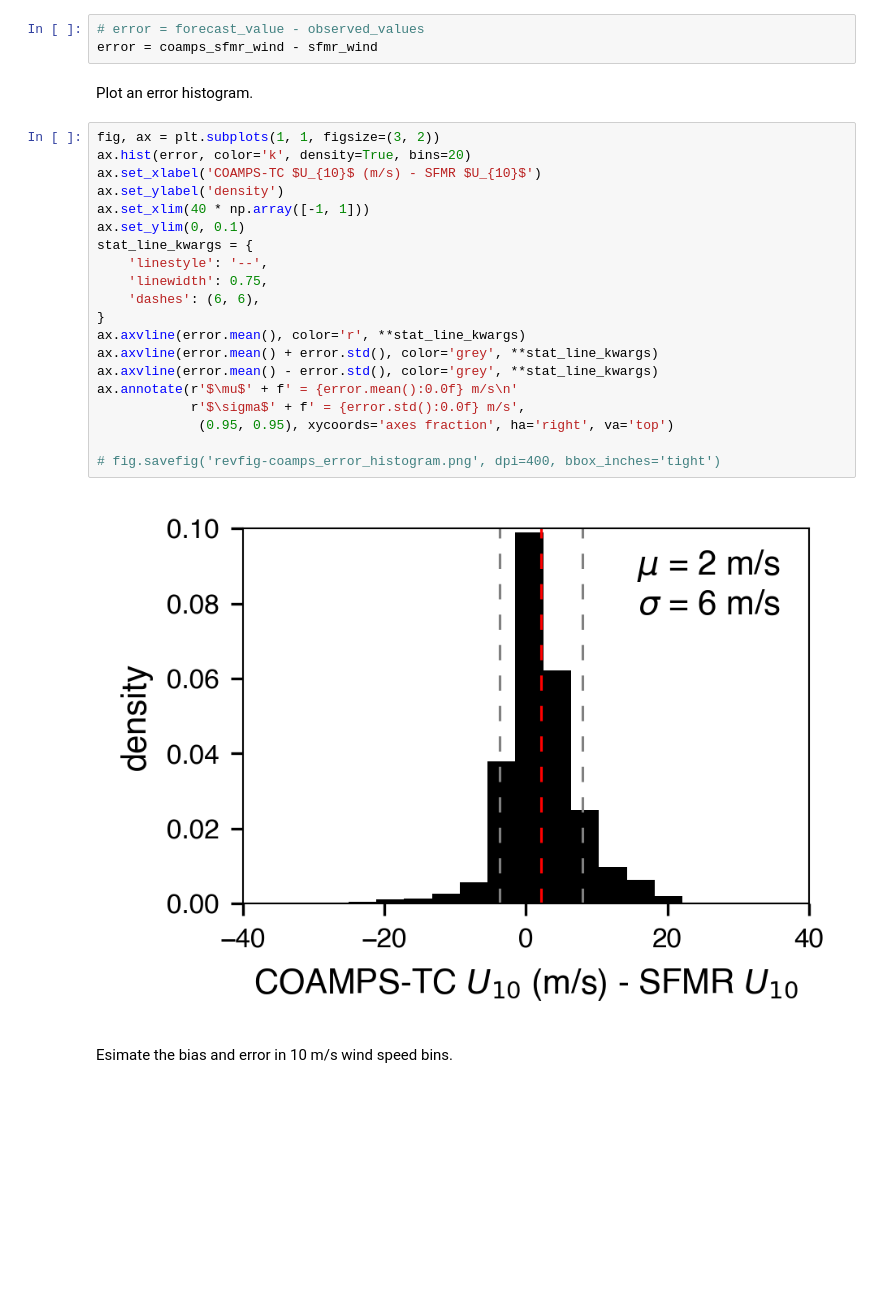
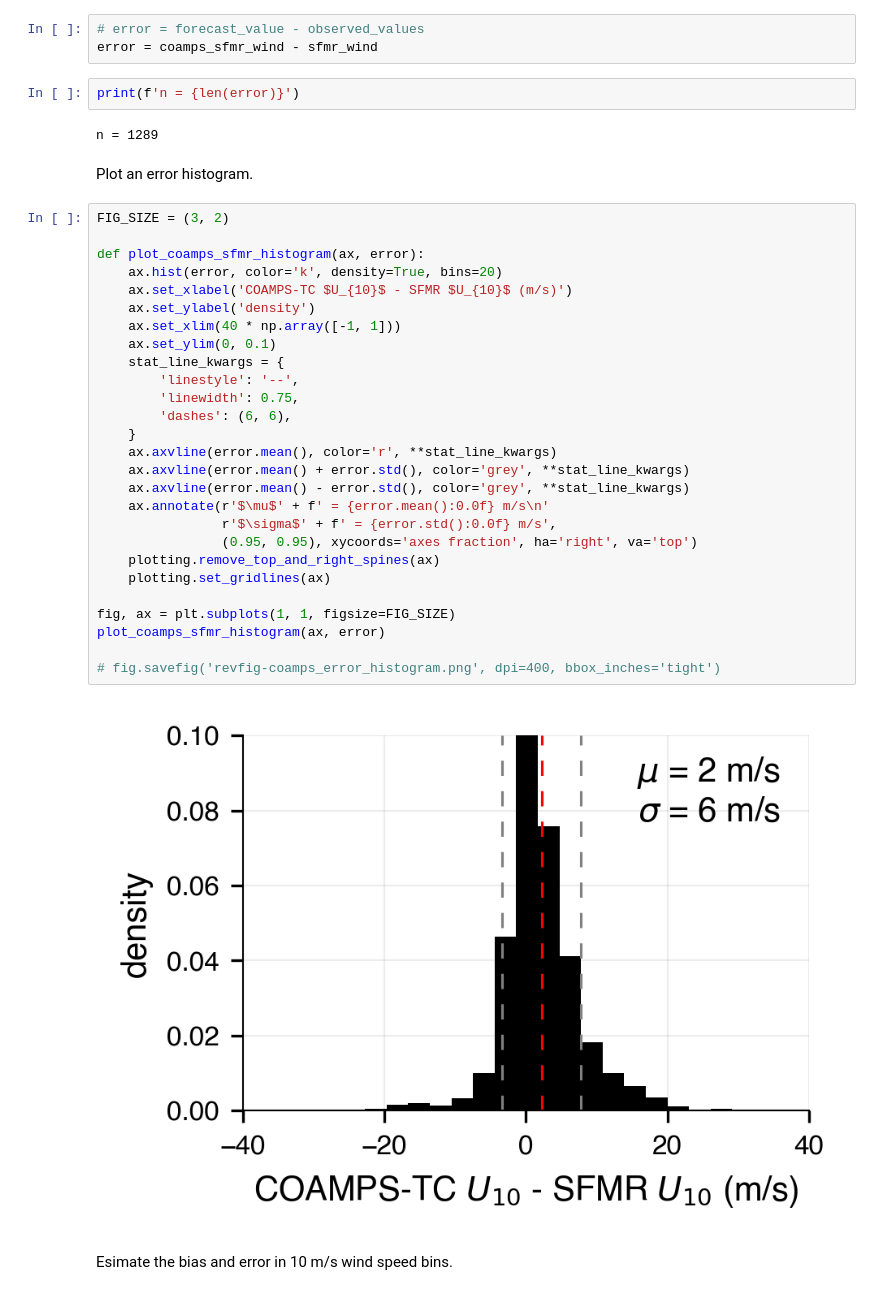
Before and after one commit to jacobrdavis/ocean-surface-wave-slopes-and-wind-wave-alignment, a Jupyter notebook: nb05-slope-primary-dependence.ipynb, the cells around one changed output. Saved outputs shown, nothing was run; the diff lists cells and outputs as text; blank space fills up the shorter version.

```diff
--- a/nb05-slope-primary-dependence.ipynb
+++ b/nb05-slope-primary-dependence.ipynb
@@ -503,30 +526,41 @@ Calculate wind speed error relative to SFMR.
 # %%
 # error = forecast_value - observed_values
 error = coamps_sfmr_wind - sfmr_wind
+# %%
+print(f'n = {len(error)}')
+# %% [output]
+n = 1289
 # %% [markdown]
 Plot an error histogram.
 # %%
-fig, ax = plt.subplots(1, 1, figsize=(3, 2))
-ax.hist(error, color='k', density=True, bins=20)
-ax.set_xlabel('COAMPS-TC $U_{10}$ (m/s) - SFMR $U_{10}$')
-ax.set_ylabel('density')
-ax.set_xlim(40 * np.array([-1, 1]))
-ax.set_ylim(0, 0.1)
-stat_line_kwargs = {
-    'linestyle': '--',
-    'linewidth': 0.75,
-    'dashes': (6, 6),
-}
-ax.axvline(error.mean(), color='r', **stat_line_kwargs)
-ax.axvline(error.mean() + error.std(), color='grey', **stat_line_kwargs)
-ax.axvline(error.mean() - error.std(), color='grey', **stat_line_kwargs)
-ax.annotate(r'$\mu$' + f' = {error.mean():0.0f} m/s\n'
-            r'$\sigma$' + f' = {error.std():0.0f} m/s',
-             (0.95, 0.95), xycoords='axes fraction', ha='right', va='top')
+FIG_SIZE = (3, 2)
+
+def plot_coamps_sfmr_histogram(ax, error):
+    ax.hist(error, color='k', density=True, bins=20)
+    ax.set_xlabel('COAMPS-TC $U_{10}$ - SFMR $U_{10}$ (m/s)')
+    ax.set_ylabel('density')
+    ax.set_xlim(40 * np.array([-1, 1]))
+    ax.set_ylim(0, 0.1)
+    stat_line_kwargs = {
+        'linestyle': '--',
+        'linewidth': 0.75,
+        'dashes': (6, 6),
+    }
+    ax.axvline(error.mean(), color='r', **stat_line_kwargs)
+    ax.axvline(error.mean() + error.std(), color='grey', **stat_line_kwargs)
+    ax.axvline(error.mean() - error.std(), color='grey', **stat_line_kwargs)
+    ax.annotate(r'$\mu$' + f' = {error.mean():0.0f} m/s\n'
+                r'$\sigma$' + f' = {error.std():0.0f} m/s',
+                (0.95, 0.95), xycoords='axes fraction', ha='right', va='top')
+    plotting.remove_top_and_right_spines(ax)
+    plotting.set_gridlines(ax)
+
+fig, ax = plt.subplots(1, 1, figsize=FIG_SIZE)
+plot_coamps_sfmr_histogram(ax, error)
 
 # fig.savefig('revfig-coamps_error_histogram.png', dpi=400, bbox_inches='tight')
 # %% [output]
-[figure, old version]
+[figure, new version]
 # %% [markdown]
 Esimate the bias and error in 10 m/s wind speed bins.
 # %%
```
Also changed, not shown: parts of 10 cells of this notebook, 5 other files.
